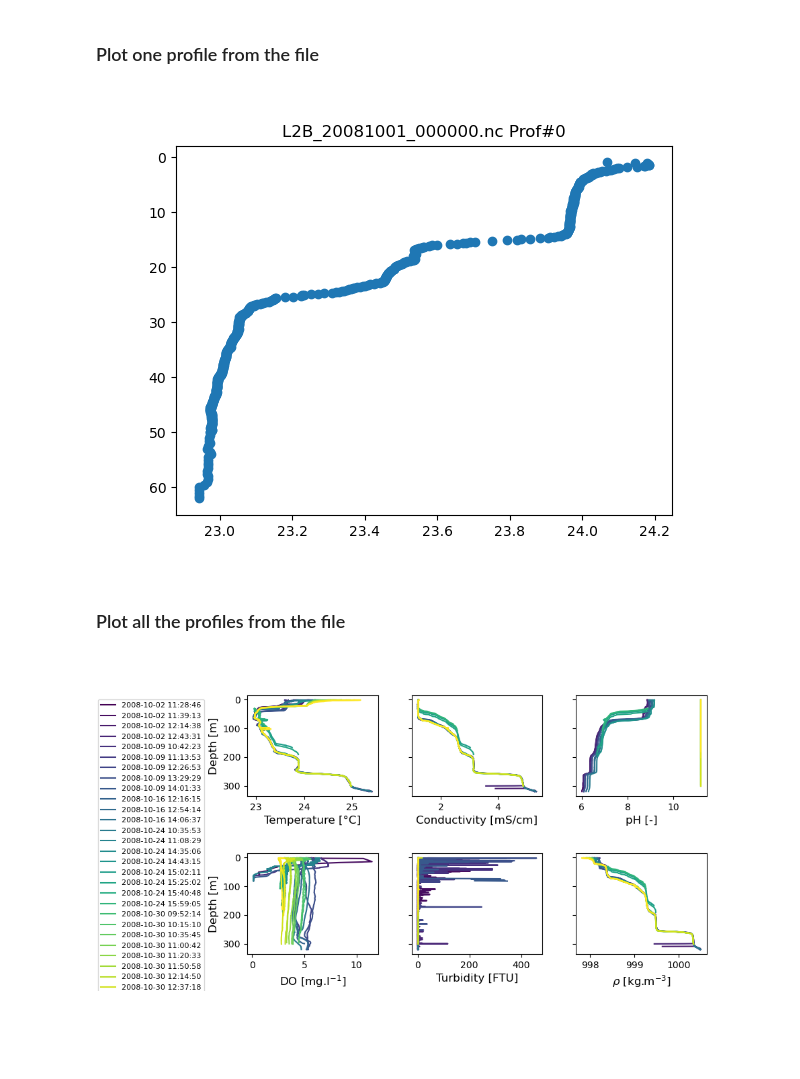
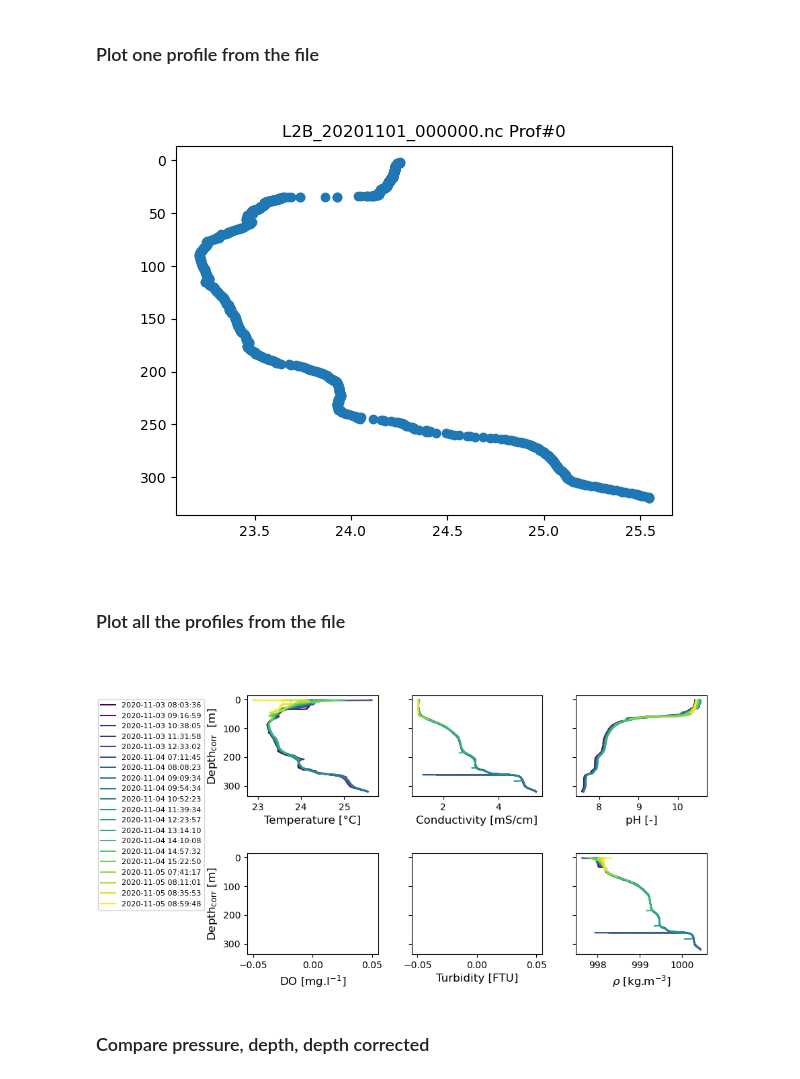
Before and after one commit to tdoda/lake-kivu-ctd-database, a Jupyter notebook: notebooks/Plot Data_TD.ipynb, the cells around one changed output. Saved outputs shown, nothing was run; the diff lists cells and outputs as text; code cells hidden in the pictures; blank space fills up the shorter version.

```diff
--- a/notebooks/Plot Data_TD.ipynb
+++ b/notebooks/Plot Data_TD.ipynb
@@ -54,6 +389,7 @@ ax.plot(meta_prof,meta_date)
 # %%
 first = True
 dmin=260
+#dmin=1
 for file in files:
     nc = netCDF4.Dataset(os.path.join(folder, file), mode='r', format='NETCDF4_CLASSIC')
     d = nc.variables["depth_ref"][:]
@@ -74,6 +410,8 @@ for file in files:
         pH_all = nc.variables["pH"][:,indkeep]
         DO_all = nc.variables["DO_mg"][:,indkeep]
         d_all = d
+        #lat_all=nc.variables["latitude"][indkeep]
+        #long_all=nc.variables["longitude"][indkeep]
         first = False
     else:
         rho_all = np.concatenate((rho_all, rho_keep), axis=1)
@@ -83,7 +421,8 @@ for file in files:
         turb_all = np.concatenate((turb_all, nc.variables["Turb"][:][:,indkeep]), axis=1)
         pH_all = np.concatenate((pH_all, nc.variables["pH"][:][:,indkeep]), axis=1)
         DO_all = np.concatenate((DO_all, nc.variables["DO_mg"][:][:,indkeep]), axis=1)
+        #lat_all=np.concatenate((lat_all,nc.variables["latitude"][:][indkeep]),axis=0)
+        #long_all=np.concatenate((long_all,nc.variables["longitude"][:][indkeep]),axis=0)
     nc.close()
 
-t_date_all = [datetime.utcfromtimestamp(k) for k in t_all.data]
-x,y = np.meshgrid(t_date_all, d_all)
+t_date_all = np.array([datetime.utcfromtimestamp(k) for k in t_all.data])
@@ -226,16 +724,21 @@ for kfile in np.arange(0,len(filename_list),1):
 # %% [markdown]
 ### Open the file
 # %%
-kfile=0
+kfile=np.where(np.array(files)=='L2B_20201101_000000.nc')[0][0]
 nc=netCDF4.Dataset(os.path.join(folder, files[kfile]), mode='r', format='NETCDF4_CLASSIC')
+press=nc.variables["Press"][:]
 temp = nc.variables["Temp"][:]
 cond = nc.variables["Cond"][:]
 turb = nc.variables["Turb"][:]
 pH = nc.variables["pH"][:]
 DO = nc.variables["DO_mg"][:]
 rho = nc.variables["rho"][:]
+depth=nc.variables["depth"][:]
 t = nc.variables["time"][:]
 d = nc.variables["depth_ref"][:]
+lat=nc.variables["latitude"][:]
+long=nc.variables["longitude"][:]
+dist_GEF=nc.variables["dist_GEF"][:]
 #print(nc)
-nc.close
-t_date = [datetime.fromtimestamp(k) for k in t.data]
+nc.close()
+t_date = [datetime.utcfromtimestamp(k) for k in t.data]
@@ -242,16 +755,16 @@ t_date = [datetime.fromtimestamp(k) for k in t.data]
 # %% [markdown]
 ### Plot one profile from the file
 # %%
-tdata=t.data
+tdata=t
 #indafter=np.where(t>datetime(2008,10,25,0,0,0).timestamp())[0][0]
 indafter=0
 tempval=temp[:,indafter].data
 fig,ax=plt.subplots()
-ax.plot(tempval,d.data,'o')
+ax.plot(tempval,d,'o')
 ax.set_title(files[kfile]+' Prof#'+str(indafter))
 ax.invert_yaxis()
 # %% [output]
-[figure, old version]
+[figure, new version]
 # %% [markdown]
 ### Plot all the profiles from the file
 # %%
@@ -264,53 +777,59 @@ ptemp=[]
 dx=0.1 # To shift axes
 dy=0.05
 Cmap=plt.get_cmap('viridis',len(t))
+step_legend=1
+count=-1
+indprof_select=np.arange(len(t))
+# t0=datetime(2020,11,4,8,0,0).replace(tzinfo=timezone.utc).timestamp()
+# tf=datetime(2020,11,4,9,0,0).replace(tzinfo=timezone.utc).timestamp()
+# indprof_select=np.where(np.logical_and(t>=t0,t<=tf))[0]
 
-for indprof in np.arange(0,len(t),1):
-
+for indprof in indprof_select:
+    count=count+1
     hplot,=ax[0,0].plot(temp[:,indprof],d,color=Cmap(indprof))
     ptemp.append(hplot)
 
-    if indprof==len(t)-1:
+    if count==len(indprof_select)-1: #Last profile
         ax[0,0].set_xlabel('Temperature [°C]',fontsize=12)
-        ax[0,0].set_ylabel('Depth [m]',fontsize=12)
+        ax[0,0].set_ylabel('Depth$_{\\rm corr}$  [m]',fontsize=12)
 #         ax[0,0].tick_params(axis='x', labelsize=12)
 #         ax[0,0].tick_params(axis='y', labelsize=12)
-        ax[0,0].legend(handles=ptemp,labels=t_date,loc='upper right',bbox_to_anchor=(-0.3,1),fontsize=8)
+        ax[0,0].legend(handles=[ptemp[i] for i in np.arange(0,len(indprof_select),step_legend)],labels=[t_date[i] for i in indprof_select[np.arange(0,len(indprof_select),step_legend)]],loc='upper right',bbox_to_anchor=(-0.3,1),fontsize=8)
         axpos0=ax[0,0].get_position()
         axpos_new=[axpos0.x0+dx,axpos0.y0+dy,axpos0.width-dx/3,axpos0.height-dy]
         ax[0,0].set_position(axpos_new)
         ax[0,0].invert_yaxis() # Only do it for first y-axis as all the y-axes are linked by sharey option
 
     ax[0,1].plot(cond[:,indprof],d,color=Cmap(indprof))
-    if indprof==len(t)-1:
+    if count==len(indprof_select)-1:
         ax[0,1].set_xlabel('Conductivity [mS/cm]',fontsize=12)
         ax[0,1].set_position([axpos_new[0]+axpos_new[2]+0.05,axpos_new[1],axpos_new[2],axpos_new[3]])
         #ax[0,1].invert_yaxis()
 
     ax[0,2].plot(pH[:,indprof],d,color=Cmap(indprof))
-    if indprof==len(t)-1:
+    if count==len(indprof_select)-1:
         ax[0,2].set_xlabel('pH [-]',fontsize=12)
         ax[0,2].set_position([axpos_new[0]+2*axpos_new[2]+2*0.05,axpos_new[1],axpos_new[2],axpos_new[3]])
         #ax[0,2].invert_yaxis()
 
     ax[1,0].plot(DO[:,indprof],d,color=Cmap(indprof))
-    if indprof==len(t)-1:
+    if count==len(indprof_select)-1:
         ax[1,0].set_xlabel('DO [mg.l$^{-1}$]',fontsize=12)
-        ax[1,0].set_ylabel('Depth [m]',fontsize=12)
+        ax[1,0].set_ylabel('Depth$_{\\rm corr}$ [m]',fontsize=12)
         axpos1=ax[1,0].get_position()
         ax[1,0].set_position([axpos_new[0],axpos1.y0,axpos_new[2],axpos_new[3]])
         #ax[1,0].invert_yaxis()
 
     ax[1,1].plot(turb[:,indprof],d,color=Cmap(indprof))
-    if indprof==len(t)-1:
+    if count==len(indprof_select)-1:
         ax[1,1].set_xlabel('Turbidity [FTU]',fontsize=12)
         ax[1,1].set_position([axpos_new[0]+axpos_new[2]+0.05,axpos1.y0,axpos_new[2],axpos_new[3]])
         #ax[1,1].invert_yaxis()
 
     ax[1,2].plot(rho[:,indprof],d,color=Cmap(indprof))
-    if indprof==len(t)-1:
+    if count==len(indprof_select)-1:
         ax[1,2].set_xlabel('$\\rho$ [kg.m$^{-3}$]',fontsize=12)
         ax[1,2].set_position([axpos_new[0]+2*axpos_new[2]+2*0.05,axpos1.y0,axpos_new[2],axpos_new[3]])
         #ax[1,2].invert_yaxis()
 # %% [output]
-[figure, old version]
+[figure, new version]
@@ -316,0 +838,2 @@ for indprof in np.arange(0,len(t),1):
+# %% [markdown]
+### Compare pressure, depth, depth corrected
```
Also changed, not shown: parts of 72 cells of this notebook, 16 other files.
